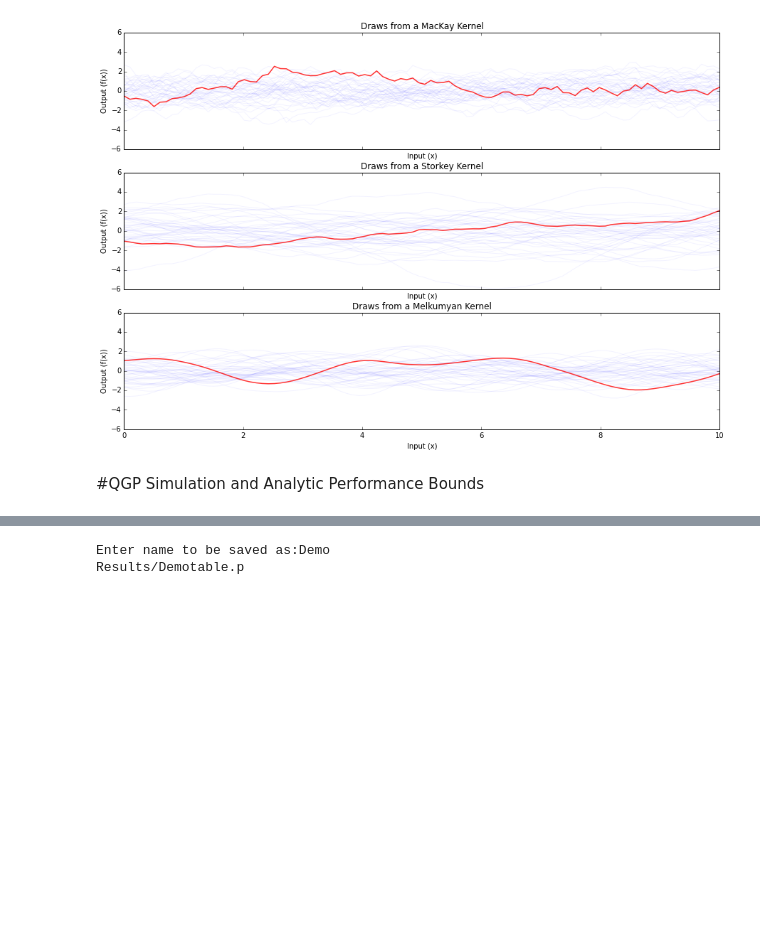
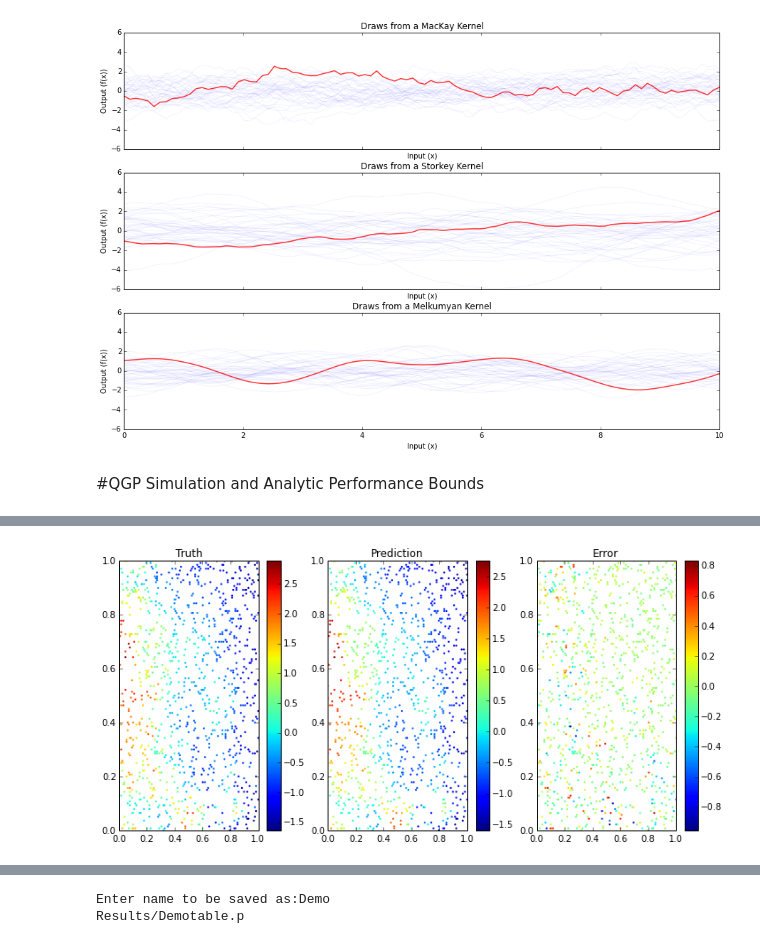
Before and after one commit to jkfitzsimons/QGP, a Jupyter notebook: QGP_v2.ipynb, the cells around one changed output, grey strips where cells are left out. Saved outputs shown, nothing was run; the diff lists cells and outputs as text; code cells hidden in the pictures; blank space fills up the shorter version.

```diff
--- a/QGP_v2.ipynb
+++ b/QGP_v2.ipynb
@@ -378,3 +384,32 @@ Exception: Can not use BFGS. Try other optimization methods
+# %%
+'''
+If 2D (eg kriging datasets), then visualise the dataset
+'''
+
+if x_tr[0].shape[1] != 2:
+    print 'This dataset is the wrong dimension for visualisation.'
+else:
+    plt.figure(figsize=[12,12])
+    plt.subplot(2, 3, 1)
+    plt.scatter(x_te[0][:,0], x_te[0][:,1], c=y_te[0], marker='.', edgecolors='none')
+    plt.colorbar()
+    plt.xlim([0,1])
+    plt.ylim([0,1])
+    plt.title('Truth')
+    plt.subplot(2, 3, 2)
+    plt.scatter(x_te[0][:,0], x_te[0][:,1], c=y_mean[0], marker='.', edgecolors='none')
+    plt.colorbar()
+    plt.xlim([0,1])
+    plt.ylim([0,1])
+    plt.title('Prediction')
+    plt.subplot(2, 3, 3)
+    plt.scatter(x_te[0][:,0], x_te[0][:,1], c=(y_te[0]-y_mean[0].T).reshape(-1), marker='.', edgecolors='none')
+    plt.colorbar()
+    plt.xlim([0,1])
+    plt.ylim([0,1])
+    plt.title('Error')
+# %% [output]
+[figure, added]
 # %%
 '''
 Calculate Performance
```
Also changed, not shown: parts of 4 cells of this notebook, 1 other file.
